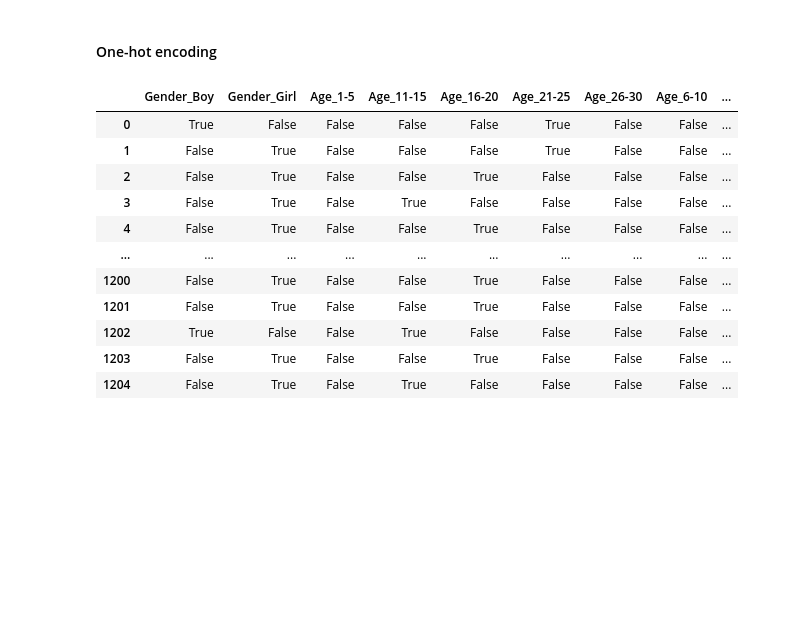
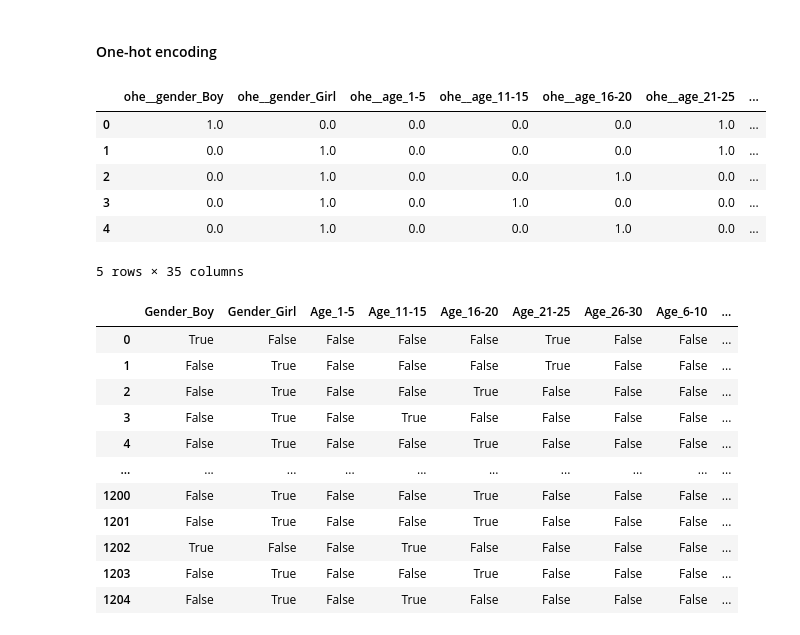
Before and after one commit to coolseaweed/ASSN-riiid, a Jupyter notebook: train/train.ipynb, the cells around one changed output. Cells and saved outputs as stored; diff of their text form; code cells hidden in the pictures; blank space fills up the shorter version.

```diff
--- a/train/train.ipynb
+++ b/train/train.ipynb
@@ -225,4 +239,25 @@ X
 1205 rows × 13 columns
 # %% [markdown]
 #### One-hot encoding
+# %%
+from sklearn.compose import ColumnTransformer
+from sklearn.preprocessing import OneHotEncoder
+
+encoder = OneHotEncoder(sparse=False)
+ohe = ColumnTransformer(
+    transformers=[("ohe", encoder, X.columns),],
+    remainder="passthrough",
+)
+ohe.set_output(transform="pandas")
+ohe.fit(X)
+X_enc = ohe.transform(X)
+X_enc.head()
+# %% [output]
+|  | ohe__gender_Boy | ohe__gender_Girl | ohe__age_1-5 | ohe__age_11-15 | ohe__age_16-20 | ohe__age_21-25 | ... |
+| 0 | 1.0 | 0.0 | 0.0 | 0.0 | 0.0 | 1.0 | ... |
+| 1 | 0.0 | 1.0 | 0.0 | 0.0 | 0.0 | 1.0 | ... |
+| 2 | 0.0 | 1.0 | 0.0 | 0.0 | 1.0 | 0.0 | ... |
+| 3 | 0.0 | 1.0 | 0.0 | 1.0 | 0.0 | 0.0 | ... |
+| 4 | 0.0 | 1.0 | 0.0 | 0.0 | 1.0 | 0.0 | ... |
+5 rows × 35 columns
 # %%
```
Also changed, not shown: parts of 13 cells of this notebook, 18 other files.
